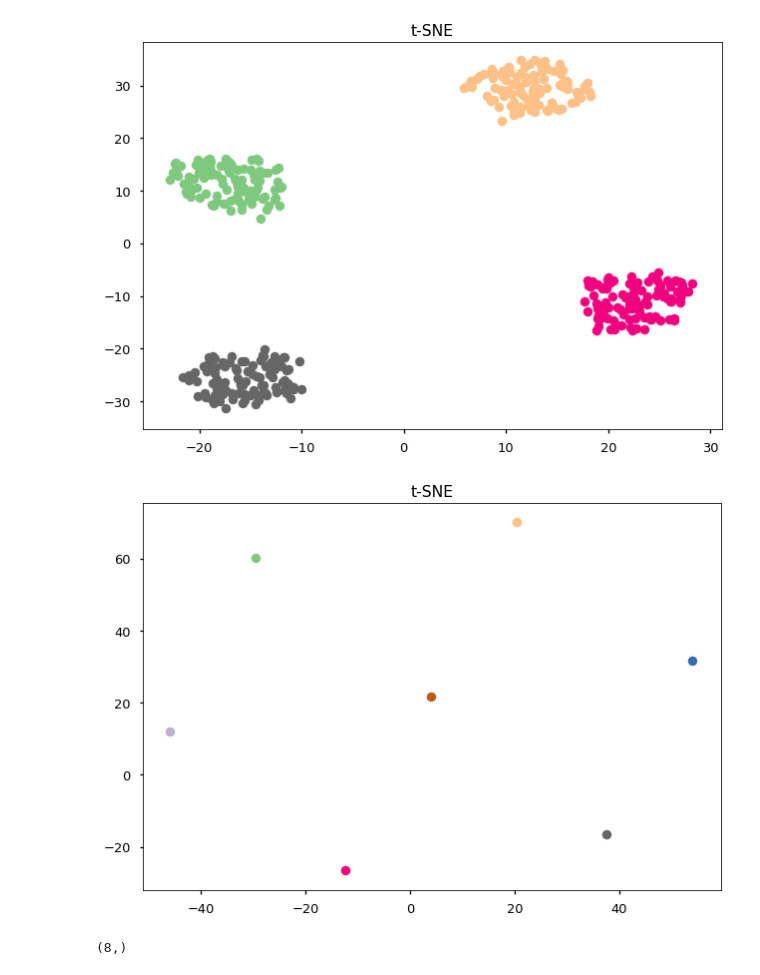
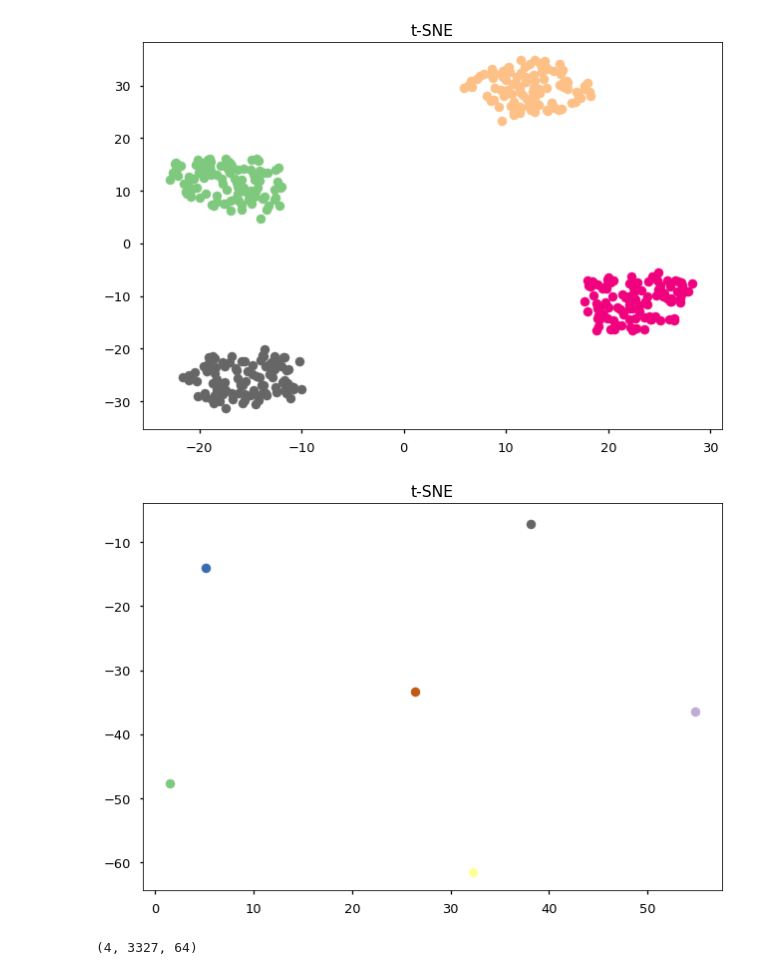
Before and after one commit to NIRVANALAN/Centroid_GCN, a Jupyter notebook: t-sne.ipynb, the cells around one changed output. Saved outputs shown, nothing was run; the diff lists cells and outputs as text; code cells hidden in the pictures.

```diff
--- a/t-sne.ipynb
+++ b/t-sne.ipynb
@@ -117,7 +117,7 @@ do_plot(X.values, 'Original Data', y)
 'c' argument looks like a single numeric RGB or RGBA sequence, which should be avoided as value-mapping will have precedence in case its length matches with 'x' & 'y'.  Please use a 2-D array with a s ...
 [figure]
 # %%
-centroid_emb = np.load('cora_centroid_emb.npy')
+centroid_emb = np.load('./embedding/citeseer_centroid_emb.npy')
 # %%
 from matplotlib.axes._axes import _log as matplotlib_axes_logger
 matplotlib_axes_logger.setLevel('ERROR')
@@ -128,14 +128,14 @@ do_plot(tsne2.fit_transform(X), 't-SNE', y)
 # %%
 # centroid_emb[0]
 x = centroid_emb[4]
-y_cluster = np.array(list(range(7)))
+y_cluster = np.array(list(range(6)))
 do_plot(tsne2.fit_transform(x), 't-SNE', y_cluster)
 # %% [output]
-[figure, old version]
+[figure, new version]
 # %%
-hidden_emb = np.load('cora_hidden_emb.npy')
-cora_labels = np.load('cora_labels.npy')
+hidden_emb = np.load('./embedding/citeseer_hidden_emb.npy')
+labels = np.load('./embedding/citeseer_labels.npy')
 hidden_emb.shape
 # %% [output]
-(8,)
+(4, 3327, 64)
 # %%
```
Also changed, not shown: parts of 15 cells of this notebook, 8 other files.
